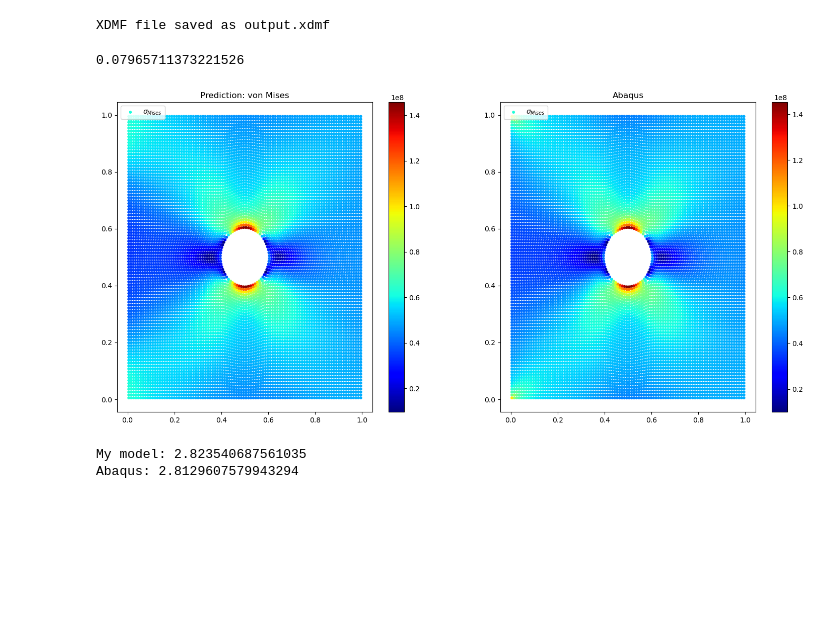
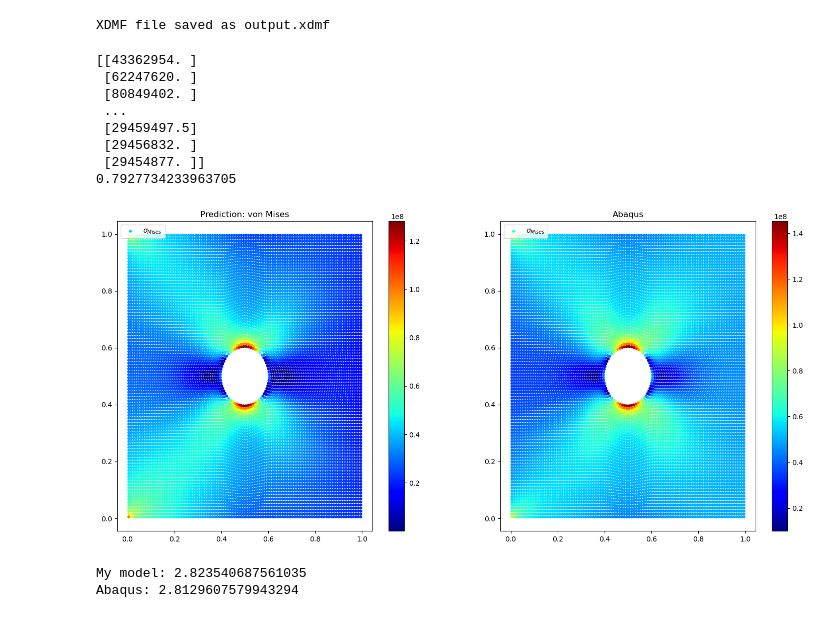
Before and after one commit to alleswe2k/PINNs, a Jupyter notebook: 2D_sheet_problem/plate_hole_update.ipynb, the cells around one changed output. Cells and saved outputs as stored; diff of their text form; code cells hidden in the pictures; blank space fills up the shorter version.

```diff
--- a/2D_sheet_problem/plate_hole_update.ipynb
+++ b/2D_sheet_problem/plate_hole_update.ipynb
@@ -470,30 +472,38 @@ sxy = sxy*sigma_0
 # %%
 sxx_fem = df['S-Mises'].values.reshape(-1, 1)
 von_mises = np.sqrt(sxx**2 + syy**2 - sxx*syy + 3*sxy**2)
 sxx_error = np.abs(von_mises - sxx_fem)
+print(sxx_error)
 l2_error = np.linalg.norm(sxx - sxx_fem) / np.linalg.norm(sxx_fem, 2)
 print(l2_error)
 
 fig, (ax1, ax2) = plt.subplots(1, 2, figsize=(18, 8), sharex=True)
 
 color_map = 'jet'
 
-sc1 = ax1.scatter(x_fem, y_fem, c=von_mises, cmap=color_map, s=10, label=r'$\sigma_{Mises}$')
+sc1 = ax1.scatter(x_fem, y_fem, c=sxx_error, cmap=color_map, s=10, label=r'$\sigma_{Mises}$')
 ax1.legend(loc='upper left')
 ax1.set_title('Prediction: von Mises')
 
 plt.colorbar(sc1)
 
 sc2 = ax2.scatter(x_fem, y_fem, c=sxx_fem, cmap=color_map, s=10, label=r'$\sigma_{Mises}$')
 ax2.legend(loc='upper left')
 ax2.set_title('Abaqus')
 plt.colorbar(sc2)
 
 
 plt.show()
 # %% [output]
-0.07965711373221526
+[[43362954. ]
+ [62247620. ]
+ [80849402. ]
+ ...
+ [29459497.5]
+ [29456832. ]
+ [29454877. ]]
+0.7927734233963705
-[figure, old version]
+[figure, new version]
 # %%
 mises_pred = von_mises
 mises_abaqus = df['S-Mises'].values.reshape(-1, 1)
```
Also changed, not shown: parts of 1 cell of this notebook, 9 other files.
